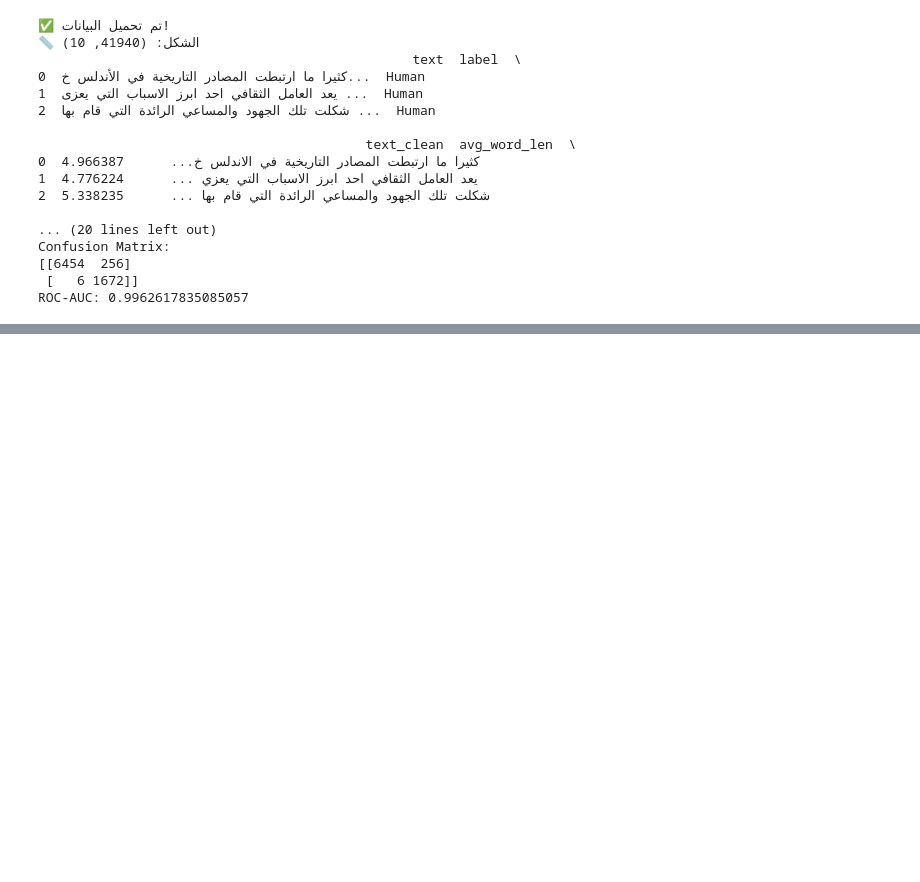
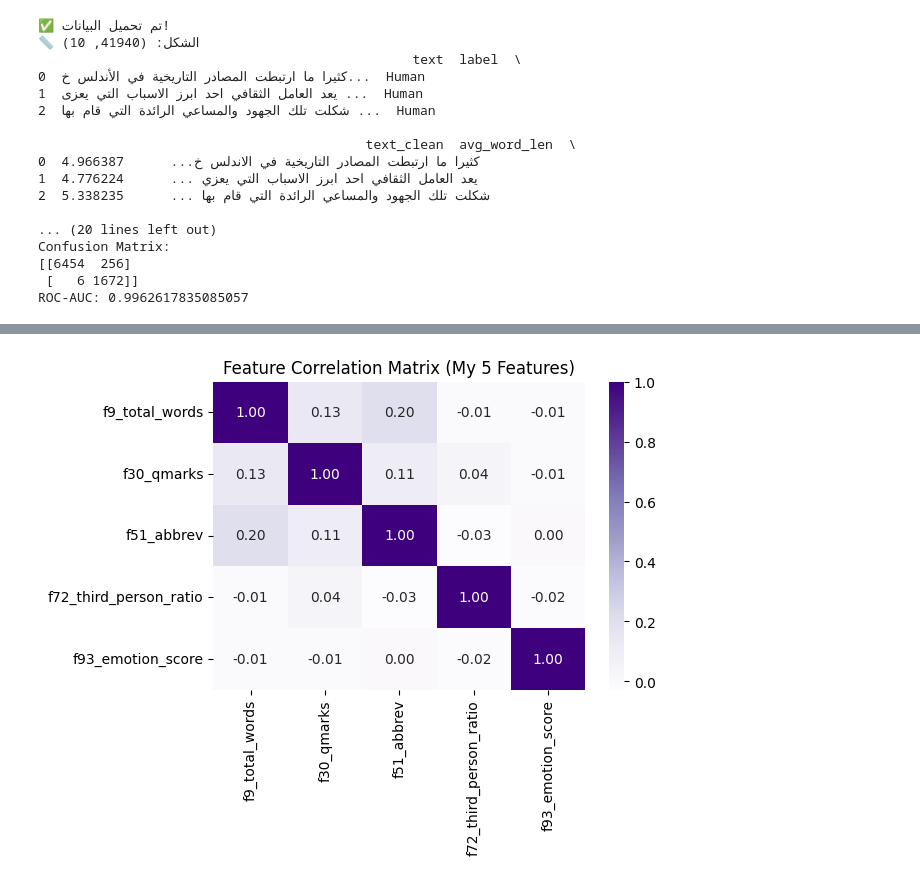
Before and after one commit to Renad-18/Renad-MSIS822, a Jupyter notebook: Final_project_ipynb (2).ipynb, the cells around one changed output, grey strips where cells are left out. Saved outputs shown, nothing was run; the diff lists cells and outputs as text; code cells hidden in the pictures; blank space fills up the shorter version.

```diff
--- a/Final_project_ipynb (1).ipynb
+++ b/Final_project_ipynb (2).ipynb
@@ -906,0 +977,17 @@ Confusion Matrix:
+# %%
+import seaborn as sns
+import matplotlib.pyplot as plt
+
+# Select only my feature columns
+features = ["f9_total_words", "f30_qmarks", "f51_abbrev", "f72_third_person_ratio", "f93_emotion_score"]
+
+# Compute the correlation matrix
+corr = df_full[features].corr()
+
+# Plot it as a heatmap
+plt.figure(figsize=(6,4))
+sns.heatmap(corr, annot=True, cmap="Purples", fmt=".2f")
+plt.title("Feature Correlation Matrix (My 5 Features)")
+plt.show()
+# %% [output]
+[figure, added]
```
Also changed, not shown: parts of 11 cells of this notebook.
